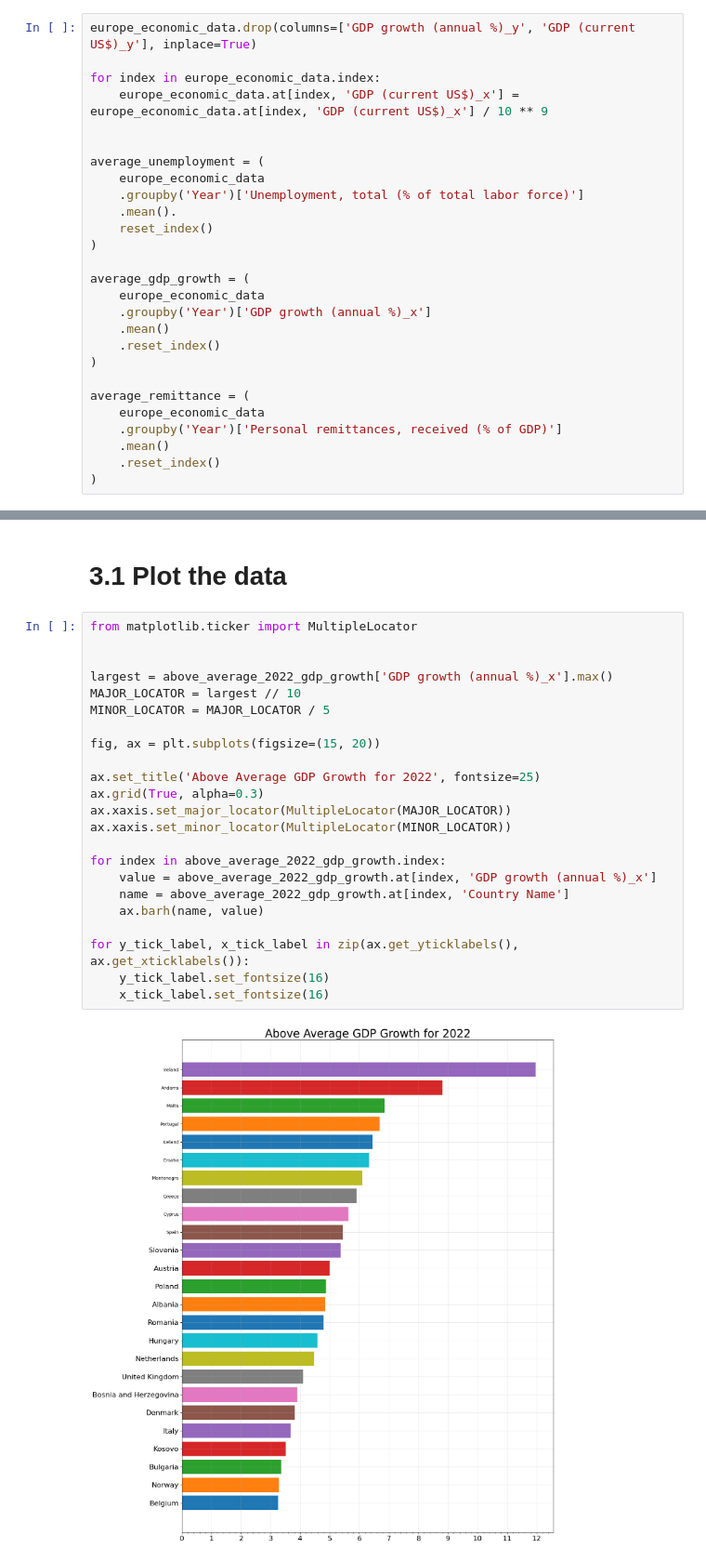
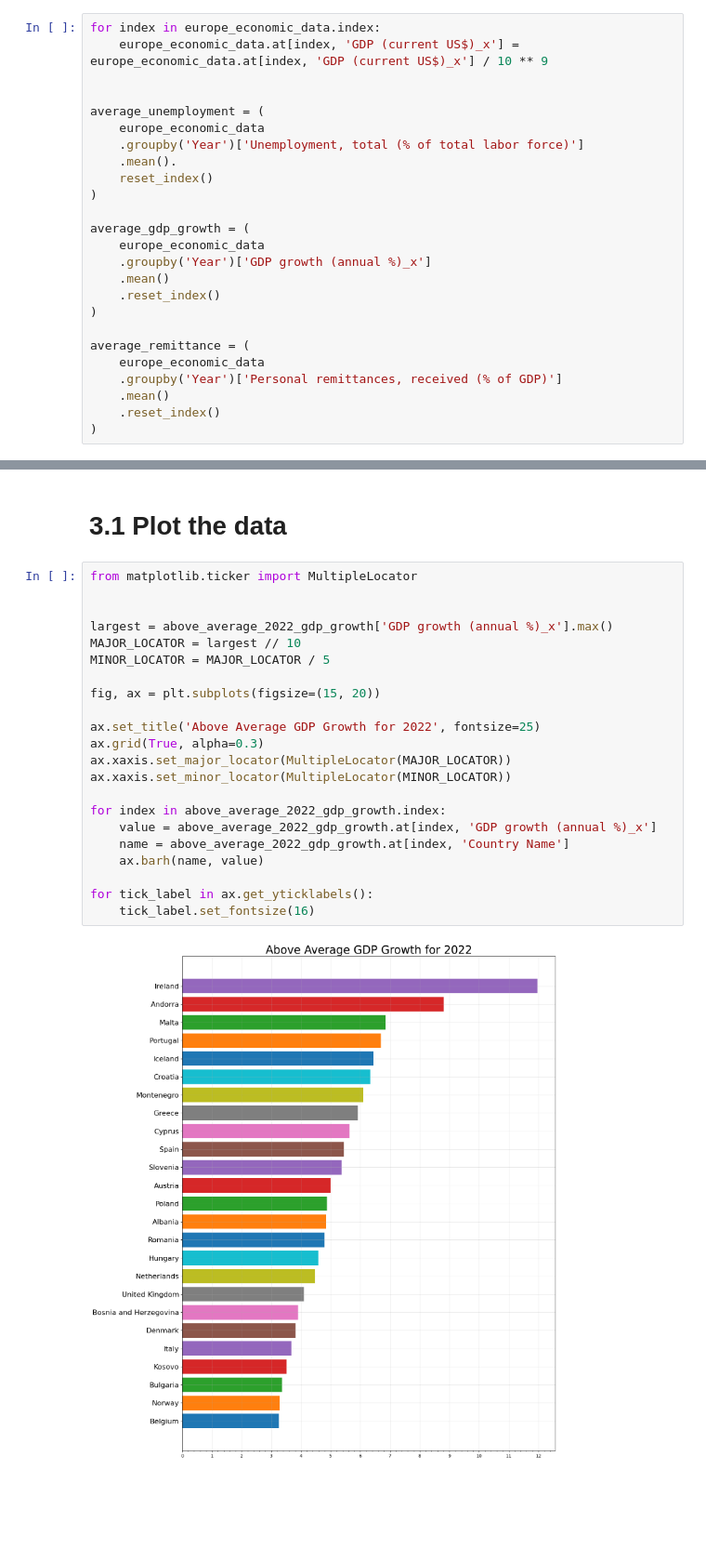
Before and after one commit to Dan-Mihaylov/Economic-Data-Analysis, a Jupyter notebook: world_economic_indicators.ipynb, the cells around one changed output, grey strips where cells are left out. Shown: that part at 93% size. Saved outputs shown, nothing was run; the diff lists cells and outputs as text; blank space fills up the shorter version.

Commit message:
Fixed Mistake
Fixed an error with the data visualization and dropping of columns that didn't exist

```diff
--- a/world_economic_indicators.ipynb
+++ b/world_economic_indicators.ipynb
@@ -44,8 +44,6 @@ europe_economic_data = world_economic_data_from_2000.query(f'`Country Name` in {
 *We are going to be using the GDP (current US$)_x as a datasource so we are formatting only this column*
 *Remittance is the percentage of GDP that comes from nationals bringing money from abroad "It shows how much of the countries economy is fueled by their migrants."*
 # %%
-europe_economic_data.drop(columns=['GDP growth (annual %)_y', 'GDP (current US$)_y'], inplace=True)
-
 for index in europe_economic_data.index:
     europe_economic_data.at[index, 'GDP (current US$)_x'] = europe_economic_data.at[index, 'GDP (current US$)_x'] / 10 ** 9
 
@@ -95,25 +91,24 @@ above_average_2022_gdp_growth = above_average_2022_gdp_growth.sort_values('GDP g
 # %%
 from matplotlib.ticker import MultipleLocator
 
 
 largest = above_average_2022_gdp_growth['GDP growth (annual %)_x'].max()
 MAJOR_LOCATOR = largest // 10
 MINOR_LOCATOR = MAJOR_LOCATOR / 5
 
 fig, ax = plt.subplots(figsize=(15, 20))
 
 ax.set_title('Above Average GDP Growth for 2022', fontsize=25)
 ax.grid(True, alpha=0.3)
 ax.xaxis.set_major_locator(MultipleLocator(MAJOR_LOCATOR))
 ax.xaxis.set_minor_locator(MultipleLocator(MINOR_LOCATOR))
 
 for index in above_average_2022_gdp_growth.index:
     value = above_average_2022_gdp_growth.at[index, 'GDP growth (annual %)_x']
     name = above_average_2022_gdp_growth.at[index, 'Country Name']
     ax.barh(name, value)
 
-for y_tick_label, x_tick_label in zip(ax.get_yticklabels(), ax.get_xticklabels()):
-    y_tick_label.set_fontsize(16)
-    x_tick_label.set_fontsize(16)
+for tick_label in ax.get_yticklabels():
+    tick_label.set_fontsize(16)
 # %% [output]
-[figure, old version]
+[figure, new version]
```
Also changed, not shown: parts of 1 cell of this notebook.
